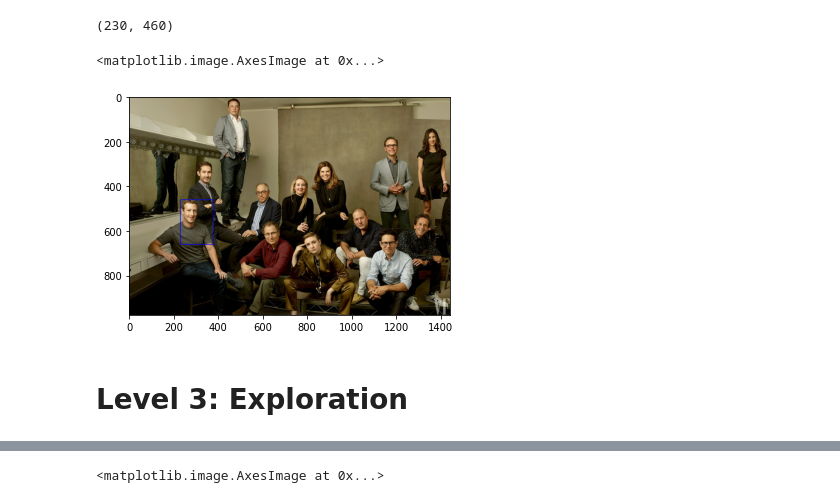
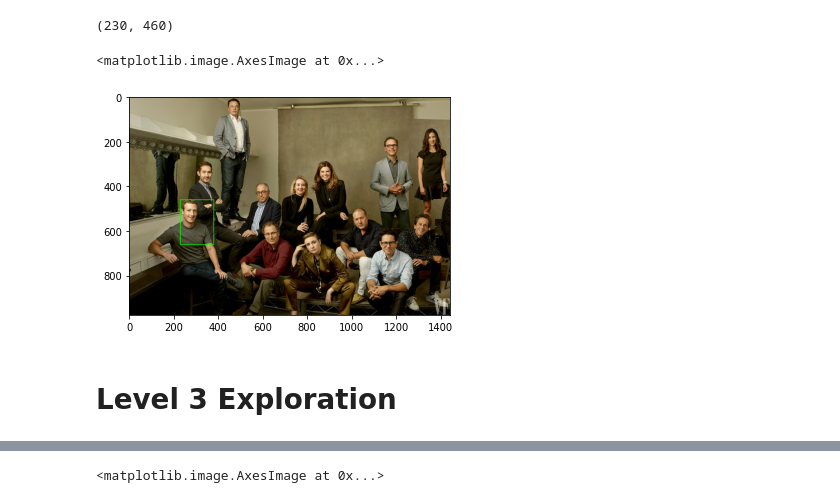
Before and after one commit to IshanManchanda/ark-pathfinding-cv-puzzle, a Jupyter notebook: solution.ipynb, the cells around one changed output, grey strips where cells are left out. Cells and saved outputs as stored; diff of their text form; code cells hidden in the pictures.

```diff
--- a/solution.ipynb
+++ b/solution.ipynb
@@ -66,13 +73,15 @@ print(max_loc)
 (230, 460)
 # %%
 # Visualize the matched template
+top_left = max_loc
 bottom_right = (top_left[0] + w, top_left[1] + h)
-cv2.rectangle(img, top_left, bottom_right, 255, 2)
+cv2.rectangle(img, top_left, bottom_right, (0, 255, 0), 2)
+
 plt.imshow(cv2.cvtColor(img, cv2.COLOR_BGR2RGB))
 # %% [output]
 <matplotlib.image.AxesImage at 0x...>
-[figure, old version]
+[figure, new version]
 # %% [markdown]
-# Level 3: Exploration
+# Level 3 Exploration
 # %%
 # Read in the maze
```
Also changed, not shown: parts of 16 cells of this notebook.
